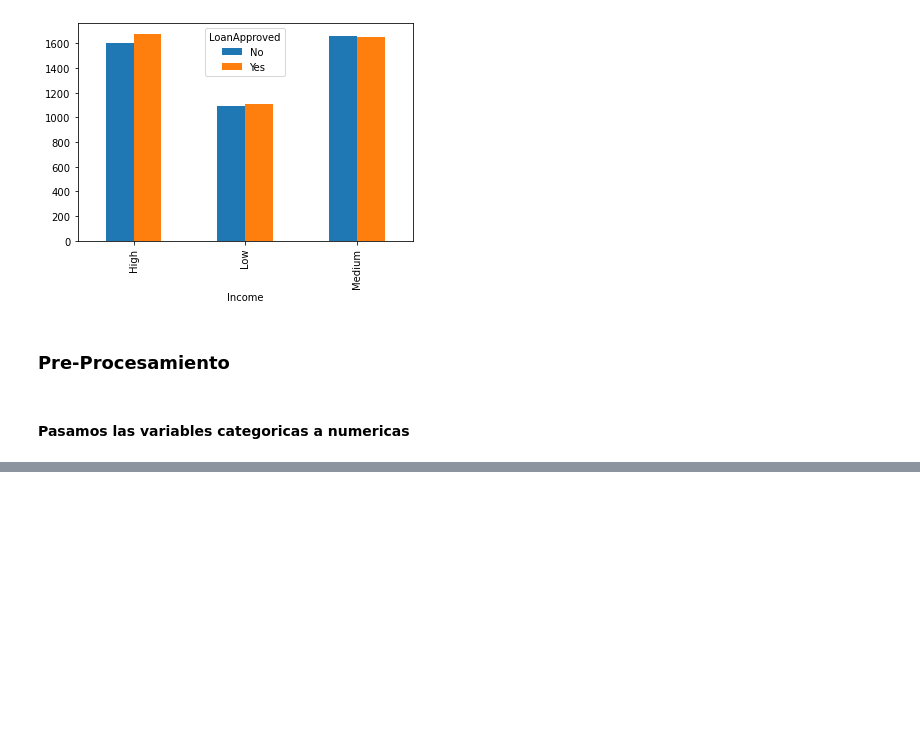
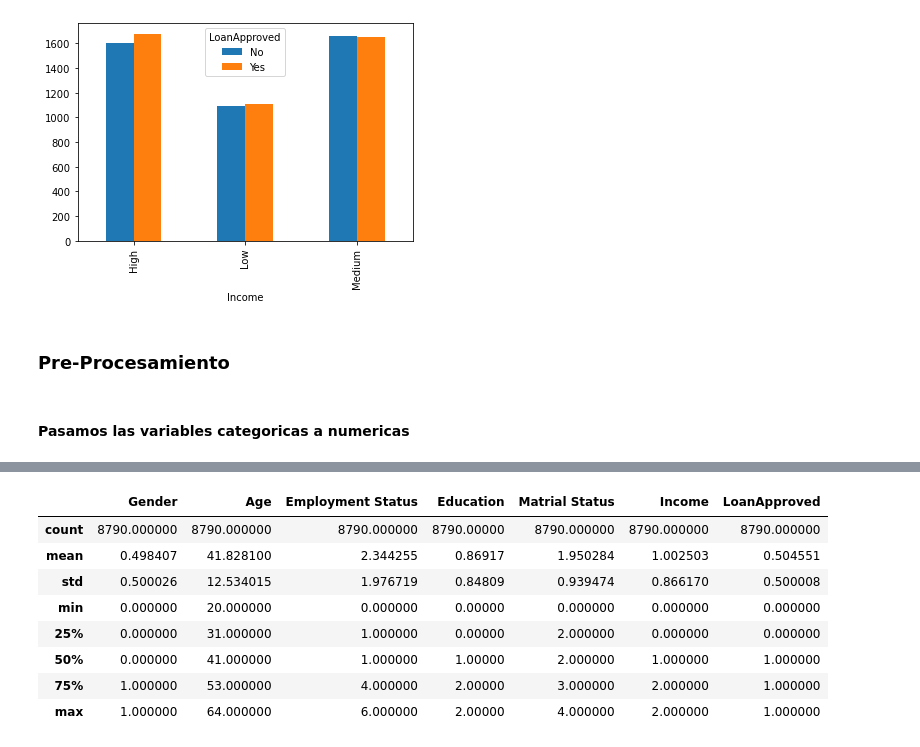
Before and after one commit to danielavillamar/ProyectoIA-KNN, a Jupyter notebook: ProyectoFinal.ipynb, the cells around one changed output, grey strips where cells are left out. Saved outputs shown, nothing was run; the diff lists cells and outputs as text; code cells hidden in the pictures; blank space fills up the shorter version.

```diff
--- a/ProyectoFinal.ipynb
+++ b/ProyectoFinal.ipynb
@@ -346,0 +415,13 @@ df
+# %%
+#Vemos algunos datos estadisticos.
+df.describe()
+# %% [output]
+|  | Gender | Age | Employment Status | Education | Matrial Status | Income | LoanApproved |
+| count | 8790.000000 | 8790.000000 | 8790.000000 | 8790.00000 | 8790.000000 | 8790.000000 | 8790.000000 |
+| mean | 0.498407 | 41.828100 | 2.344255 | 0.86917 | 1.950284 | 1.002503 | 0.504551 |
+| std | 0.500026 | 12.534015 | 1.976719 | 0.84809 | 0.939474 | 0.866170 | 0.500008 |
+| min | 0.000000 | 20.000000 | 0.000000 | 0.00000 | 0.000000 | 0.000000 | 0.000000 |
+| 25% | 0.000000 | 31.000000 | 1.000000 | 0.00000 | 2.000000 | 0.000000 | 0.000000 |
+| 50% | 0.000000 | 41.000000 | 1.000000 | 1.00000 | 2.000000 | 1.000000 | 1.000000 |
+| 75% | 1.000000 | 53.000000 | 4.000000 | 2.00000 | 3.000000 | 2.000000 | 1.000000 |
+| max | 1.000000 | 64.000000 | 6.000000 | 2.00000 | 4.000000 | 2.000000 | 1.000000 |
```
Also changed, not shown: parts of 33 cells of this notebook.
